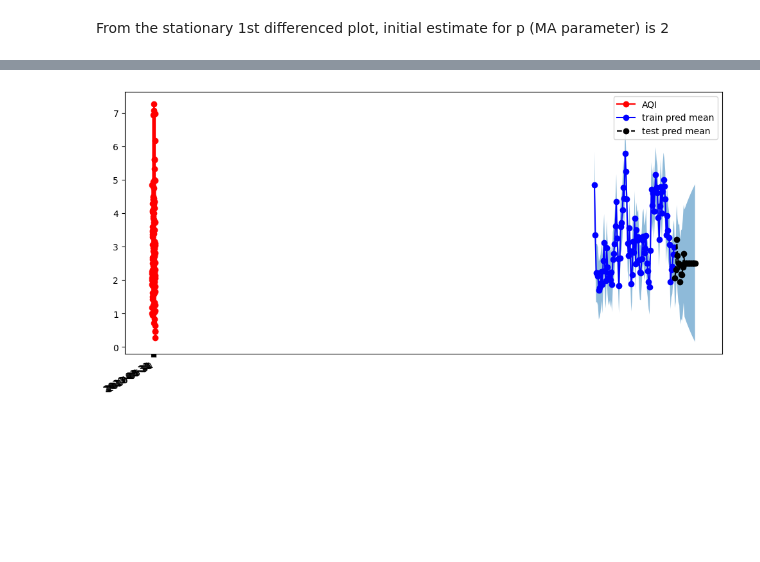
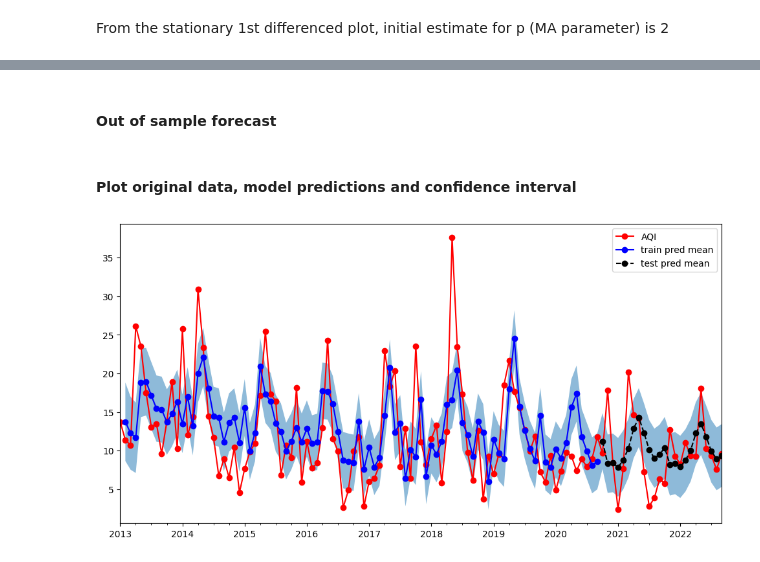
Before and after one commit to adisun94/TimeSeries, a Jupyter notebook: 3. SARIMA model and predictions.ipynb, the cells around one changed output, grey strips where cells are left out. Cells and saved outputs as stored; diff of their text form; code cells hidden in the pictures; blank space fills up the shorter version.

Commit message:
ARIMA predictions, cleaned nb

```diff
--- a/3. SARIMA model and predictions.ipynb
+++ b/3. SARIMA model and predictions.ipynb
@@ -8,7 +8,8 @@ import pandas as pd
 import numpy as np
 import matplotlib.pyplot as plt
 # %%
-df=pd.read_csv('DataAQ/CO-Florida.csv',index_col=0)
+df=pd.read_csv('DataAQ/SO2-Michigan.csv',index_col=0)
+df.index=pd.to_datetime(df.index)
 # %% [markdown]
 #### Differencing parameter
 - Check stationary series with ADF test
@@ -165,7 +168,7 @@ train = df[:train_size]
 test  = df[train_size:]
 
 # model = ARIMA(train, order=(1, 1, 1))
-model = sm.tsa.statespace.SARIMAX(train,order=(0,1,1),seasonal_order=(0,0,1,12))
+model = sm.tsa.statespace.SARIMAX(train,order=(1,1,1),seasonal_order=(1,0,1,12))
 
 fit_model = model.fit()
 # %%
@@ -203,0 +203,9 @@ predict_dy_ci = predict_dy.conf_int()
+# %%
+# In-sample one-step-ahead predictions, and out-of-sample forecasts
+nforecast = len(test)
+predict = fit_model.get_prediction(start='2013-02-28',end='2022-09-30')
+# predict = fit_model.get_prediction(end='2022-09-30')
+# idx = np.arange(len(predict.predicted_mean))
+predict_ci = predict.conf_int(alpha=0.5)
+
+print(len(predict.predicted_mean),len(predict_ci))
@@ -203,0 +254,2 @@ predict_dy_ci = predict_dy.conf_int()
+# %% [markdown]
+#### Out of sample forecast
@@ -204,21 +259,21 @@ predict_dy_ci = predict_dy.conf_int()
+# %% [markdown]
+#### Plot original data, model predictions and confidence interval
 # %%
-# In-sample one-step-ahead predictions, and out-of-sample forecasts
-nforecast = len(test)
-predict = fit_model.get_prediction(end=fit_model.nobs + nforecast)
-idx = np.arange(len(predict.predicted_mean))
-predict_ci = predict.conf_int(alpha=0.5)
-
 # # Graph
 fig, ax = plt.subplots(figsize=(12,6))
 ax.xaxis.grid()
 df.plot(ax=ax, style='-o', label='Observed',color="red")
 
-predict.predicted_mean[1:-nforecast].plot(style='-o',color="blue",ax=ax,label="train pred mean")
+predict.predicted_mean[:-nforecast].plot(style='-o',color="blue",ax=ax,label="train pred mean")
 predict.predicted_mean[-nforecast:].plot(style='o',color="black",linestyle='--',ax=ax,label="test pred mean")
-ax.fill_between(predict_ci.index[1:], predict_ci.iloc[1:, 0], predict_ci.iloc[1:, 1], alpha=0.5)
+# p.predicted_mean.plot(style='o',color="black",linestyle='--',ax=ax,label="test pred mean")
+ax.fill_between(predict_ci.index, predict_ci.iloc[:, 0], predict_ci.iloc[:, 1], alpha=0.5)
+# ax.fill_between(p_ci.index, p_ci.iloc[:, 0], p_ci.iloc[:, 1], alpha=0.5)
+
+
 
 ax.legend()
 
 plt.show()
 # %% [output]
-[figure, old version]
+[figure, new version]
```
Also changed, not shown: parts of 17 cells of this notebook, 27 other files.
